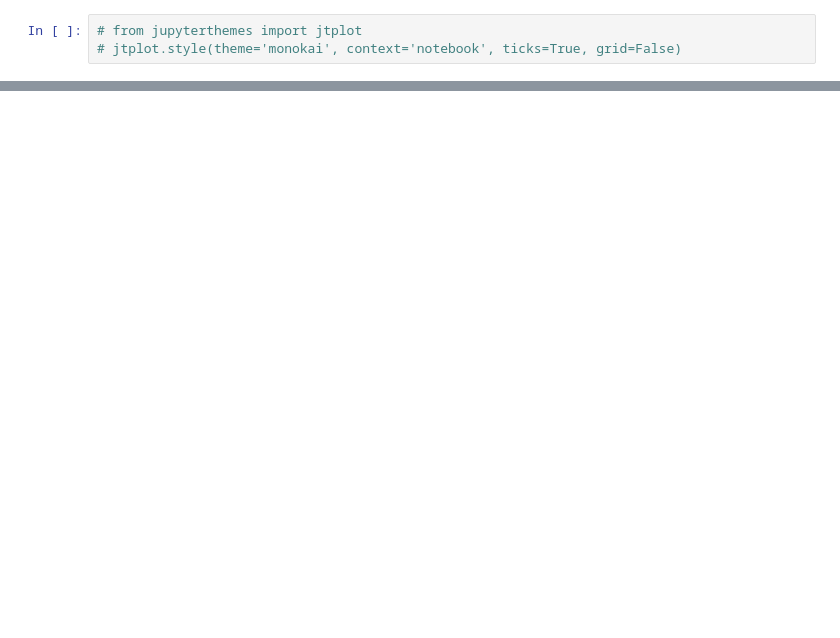
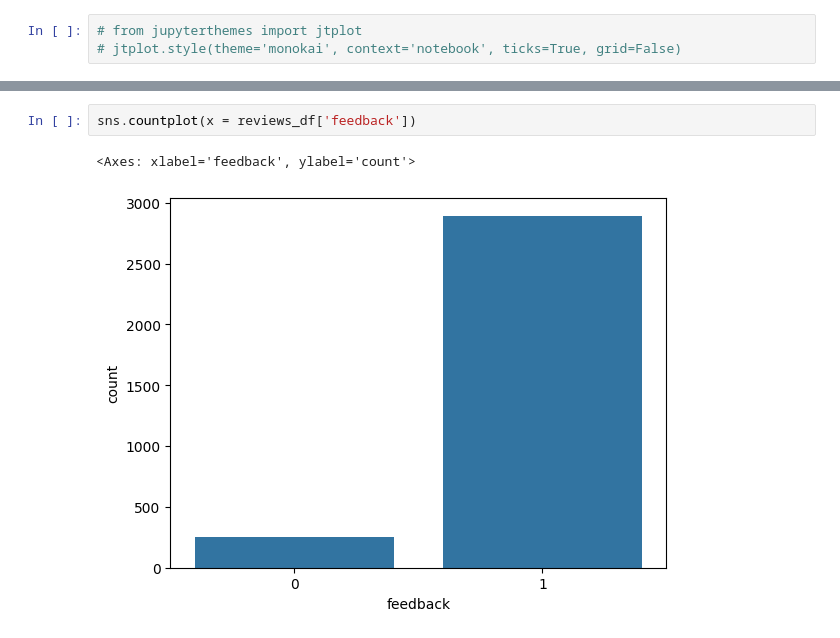
Before and after one commit to kesavan22/Sentiment-Analysis, a Jupyter notebook: amazon-alexa-sentiment-analysis.ipynb, the cells around one changed output, grey strips where cells are left out. Saved outputs shown, nothing was run; the diff lists cells and outputs as text; blank space fills up the shorter version.

```diff
--- a/amazon-alexa-sentiment-analysis.ipynb
+++ b/amazon-alexa-sentiment-analysis.ipynb
@@ -13,0 +115,5 @@ FileNotFoundError: [Errno 2] No such file or directory: 'amazon_reviews.tsv'
+# %%
+sns.countplot(x = reviews_df['feedback'])
+# %% [output]
+<Axes: xlabel='feedback', ylabel='count'>
+[figure, added]
```
Also changed, not shown: parts of 43 cells of this notebook, 1 other file.
